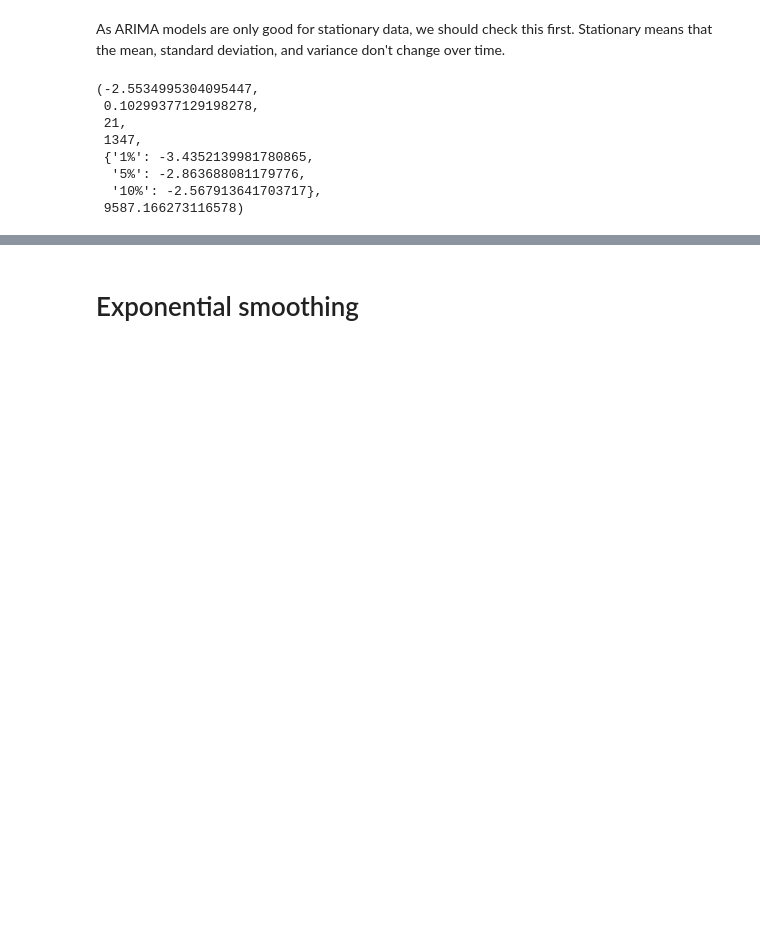
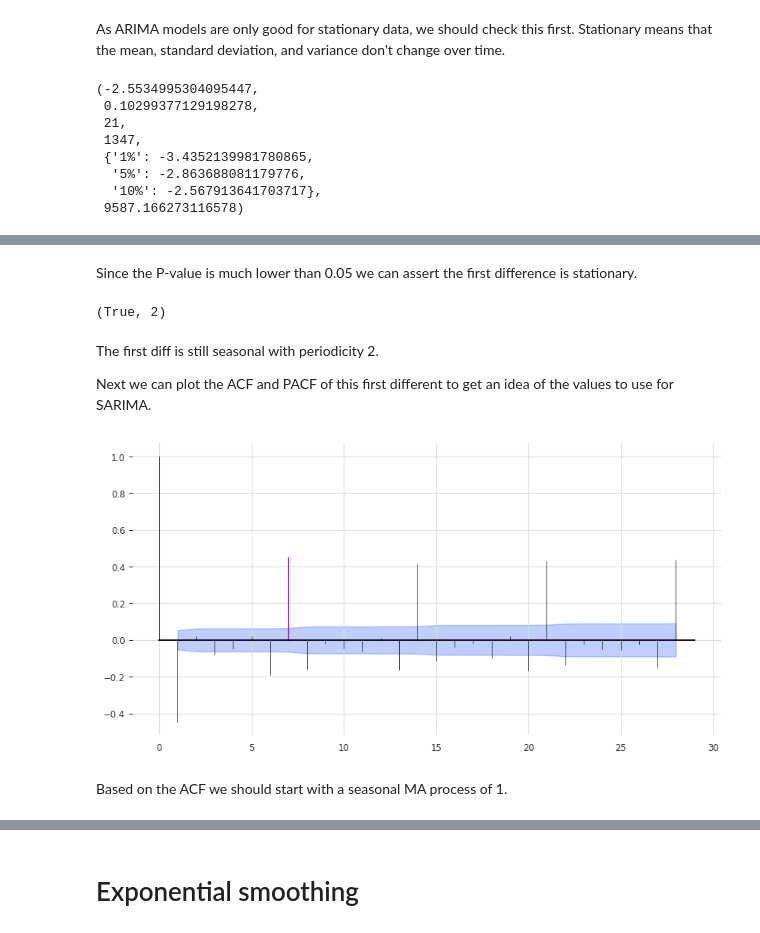
Before and after one commit to jmoro0408/Sales-Forecasting, a Jupyter notebook: notebooks/2.0 - Darts Modelling.ipynb, the cells around one changed output, grey strips where cells are left out. Saved outputs shown, nothing was run; the diff lists cells and outputs as text; code cells hidden in the pictures; blank space fills up the shorter version.

```diff
--- a/notebooks/2.0 - Darts Modelling.ipynb
+++ b/notebooks/2.0 - Darts Modelling.ipynb
@@ -283,0 +293,16 @@ The first value is most highly correlated, therefore we can try a p value of 1.
+# %% [markdown]
+Since the P-value is much lower than 0.05 we can assert the first difference is stationary.
+# %%
+check_seasonality(TimeSeries.from_dataframe(first_diff))
+# %% [output]
+(True, 2)
+# %% [markdown]
+The first diff is still seasonal with periodicity 2.
+
+Next we can plot the ACF and PACF of this first different to get an idea of the values to use for SARIMA.
+# %%
+plot_acf(TimeSeries.from_dataframe(first_diff), m = 7, max_lag = 28)
+# %% [output]
+[figure, added]
+# %% [markdown]
+Based on the ACF we should start with a seasonal MA process of 1.
```
Also changed, not shown: parts of 34 cells of this notebook.
